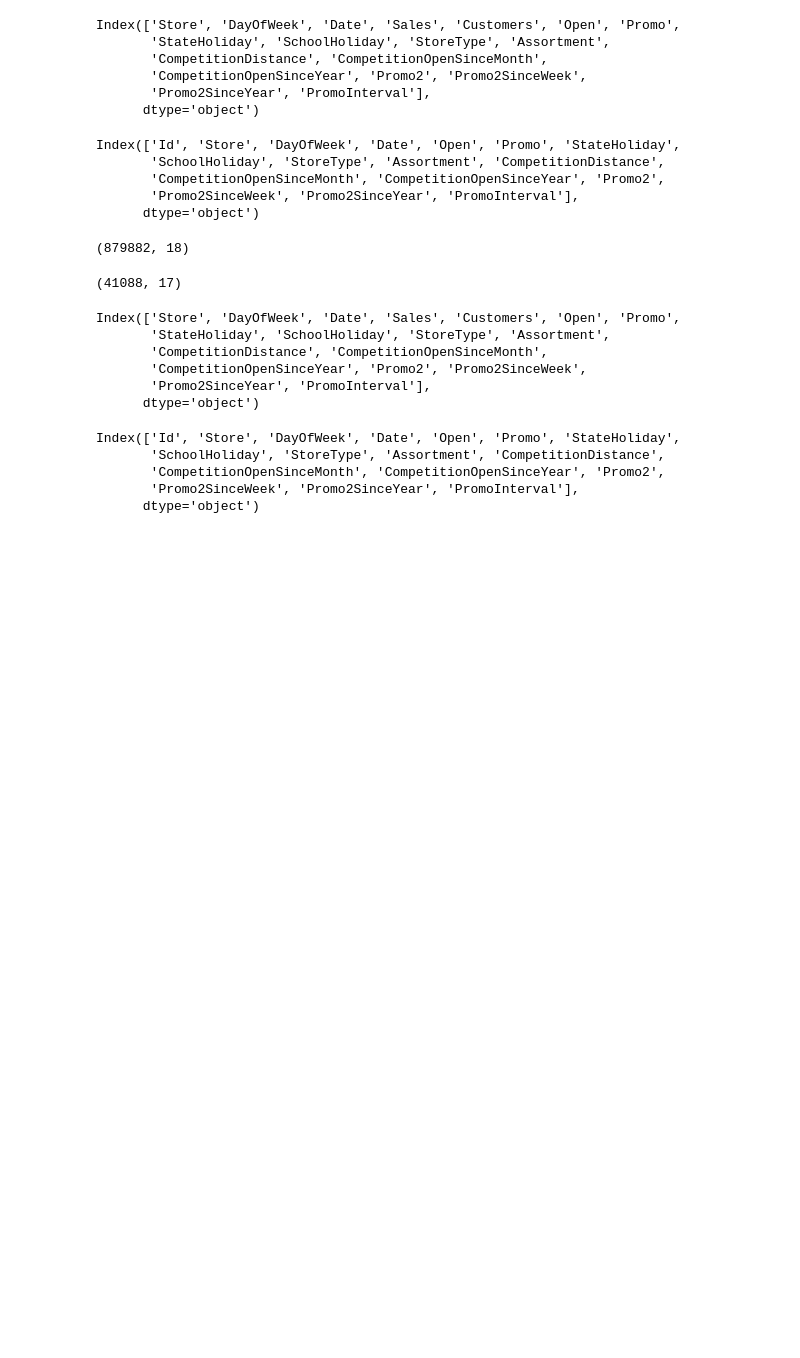
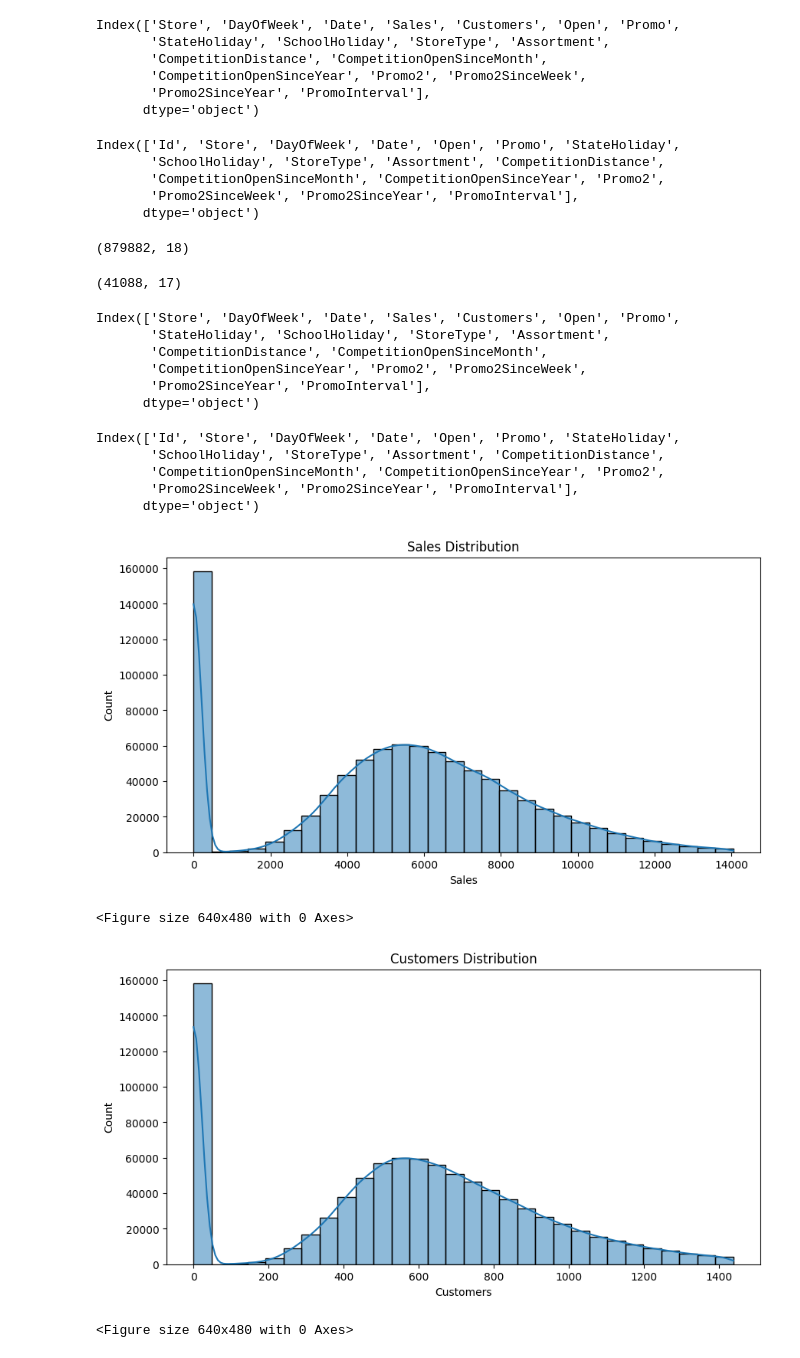
Before and after one commit to amare1990/phramaceutical-data-analysis, a Jupyter notebook: notebooks/customer_bahavior_eda.ipynb, the cells around one changed output. Cells and saved outputs as stored; diff of their text form; code cells hidden in the pictures; blank space fills up the shorter version.

Commit message:
Add functionality to analyze customers more

```diff
--- a/notebooks/customer_bahavior_eda.ipynb
+++ b/notebooks/customer_bahavior_eda.ipynb
@@ -92,6 +92,11 @@ Index(['Id', 'Store', 'DayOfWeek', 'Date', 'Open', 'Promo', 'StateHoliday',
        'Promo2SinceWeek', 'Promo2SinceYear', 'PromoInterval'],
       dtype='object')
 # %%
-# customer_eda.visualize_distributions()
+customer_eda.visualize_distributions()
+# %% [output]
+[figure, added]
+<Figure size 640x480 with 0 Axes>
+[figure, added]
+<Figure size 640x480 with 0 Axes>
 # %%
 # Visualizations for average sales with promotions
```
Also changed, not shown: parts of 4 cells of this notebook, 3 other files.
